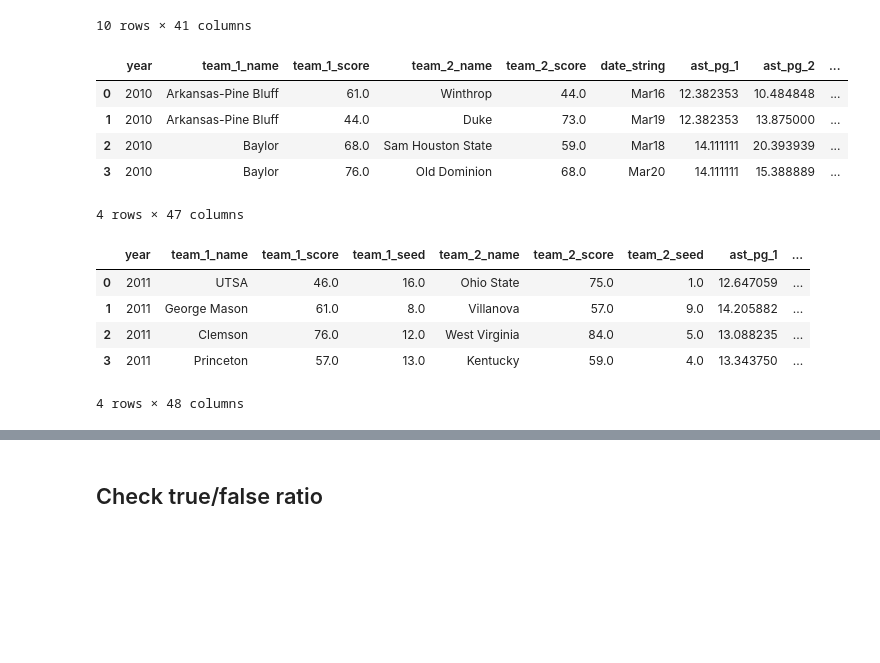
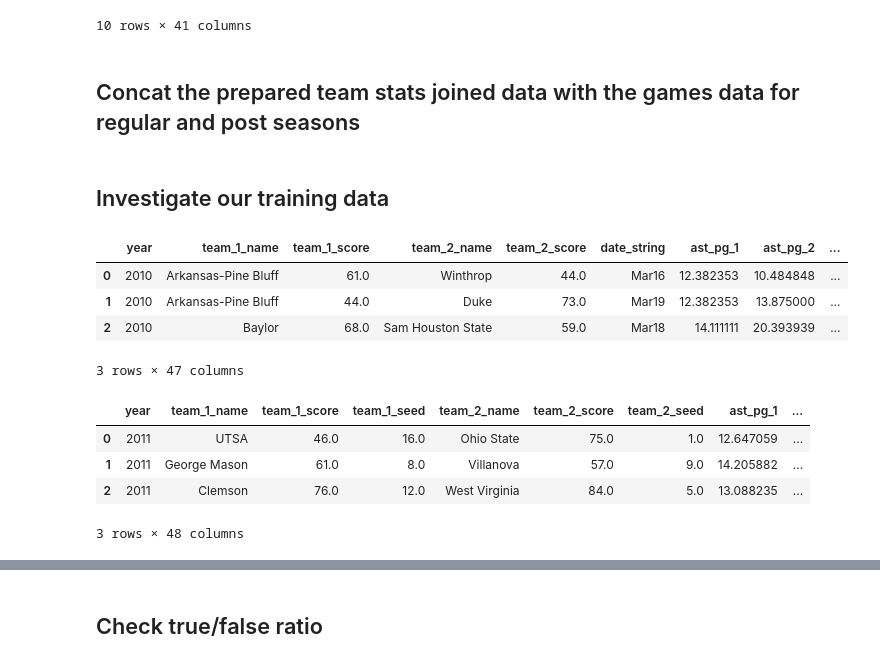
Before and after one commit to SpicySyntax/MachineLearningMarchMadness, a Jupyter notebook: Notebooks/Machine Learning March Madness.ipynb, the cells around one changed output, grey strips where cells are left out. Saved outputs shown, nothing was run; the diff lists cells and outputs as text; code cells hidden in the pictures; blank space fills up the shorter version.

```diff
--- a/Notebooks/Machine Learning March Madness.ipynb
+++ b/Notebooks/Machine Learning March Madness.ipynb
@@ -254,27 +262,29 @@ ps_team_stats_df.head(10)
 | 8 | 15.864865 | 14.205882 | 3.189189 | 3.235294 | 0.888889 | 0.888889 | 34.207451 | 34.626298 | 0.494 | ... |
 | 9 | 12.684211 | 14.878788 | 6.289474 | 4.121212 | 0.625000 | 0.611111 | 37.060249 | 36.751148 | 0.459 | ... |
 10 rows × 41 columns
+# %% [markdown]
+## Concat the prepared team stats joined data with the games data for regular and post seasons
 # %%
 game_w_team_stats = pd.concat([df_game, team_stats_df], axis=1, join='inner')
 # %%
 ps_game_w_team_stats = pd.concat([df_ps_game, ps_team_stats_df], axis=1, join='inner')
+# %% [markdown]
+## Investigate our training data
 # %%
-game_w_team_stats.head(4)
+game_w_team_stats.head(3)
 # %% [output]
 |  | year | team_1_name | team_1_score | team_2_name | team_2_score | date_string | ast_pg_1 | ast_pg_2 | ... |
 | 0 | 2010 | Arkansas-Pine Bluff | 61.0 | Winthrop | 44.0 | Mar16 | 12.382353 | 10.484848 | ... |
 | 1 | 2010 | Arkansas-Pine Bluff | 44.0 | Duke | 73.0 | Mar19 | 12.382353 | 13.875000 | ... |
 | 2 | 2010 | Baylor | 68.0 | Sam Houston State | 59.0 | Mar18 | 14.111111 | 20.393939 | ... |
-| 3 | 2010 | Baylor | 76.0 | Old Dominion | 68.0 | Mar20 | 14.111111 | 15.388889 | ... |
-4 rows × 47 columns
+3 rows × 47 columns
 # %%
-ps_game_w_team_stats.head(4)
+ps_game_w_team_stats.head(3)
 # %% [output]
 |  | year | team_1_name | team_1_score | team_1_seed | team_2_name | team_2_score | team_2_seed | ast_pg_1 | ... |
 | 0 | 2011 | UTSA | 46.0 | 16.0 | Ohio State | 75.0 | 1.0 | 12.647059 | ... |
 | 1 | 2011 | George Mason | 61.0 | 8.0 | Villanova | 57.0 | 9.0 | 14.205882 | ... |
 | 2 | 2011 | Clemson | 76.0 | 12.0 | West Virginia | 84.0 | 5.0 | 13.088235 | ... |
-| 3 | 2011 | Princeton | 57.0 | 13.0 | Kentucky | 59.0 | 4.0 | 13.343750 | ... |
-4 rows × 48 columns
+3 rows × 48 columns
 # %%
 game_w_team_stats.shape
```
Also changed, not shown: parts of 20 cells of this notebook.
